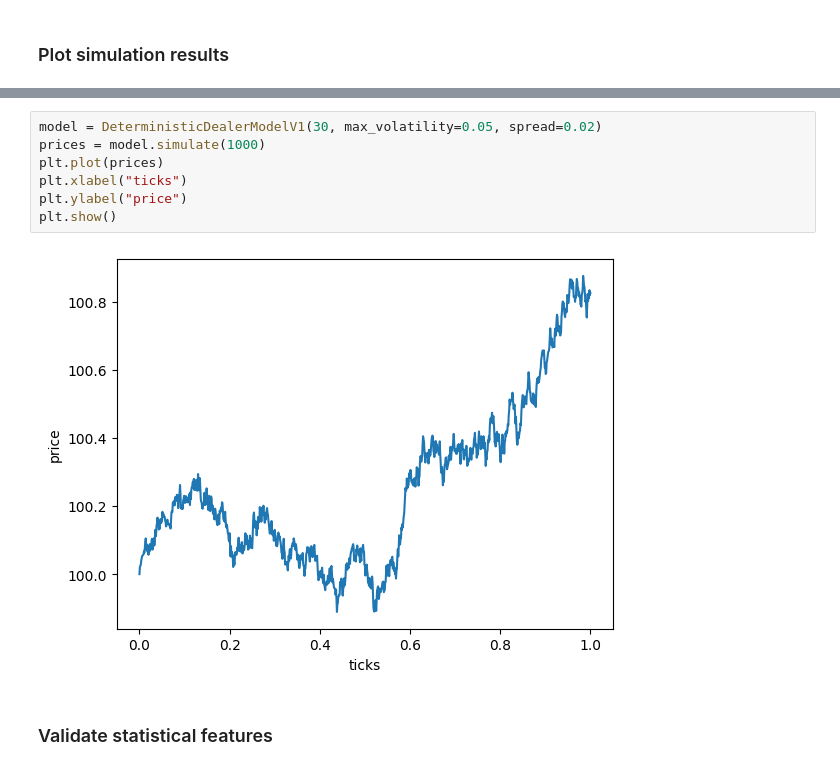
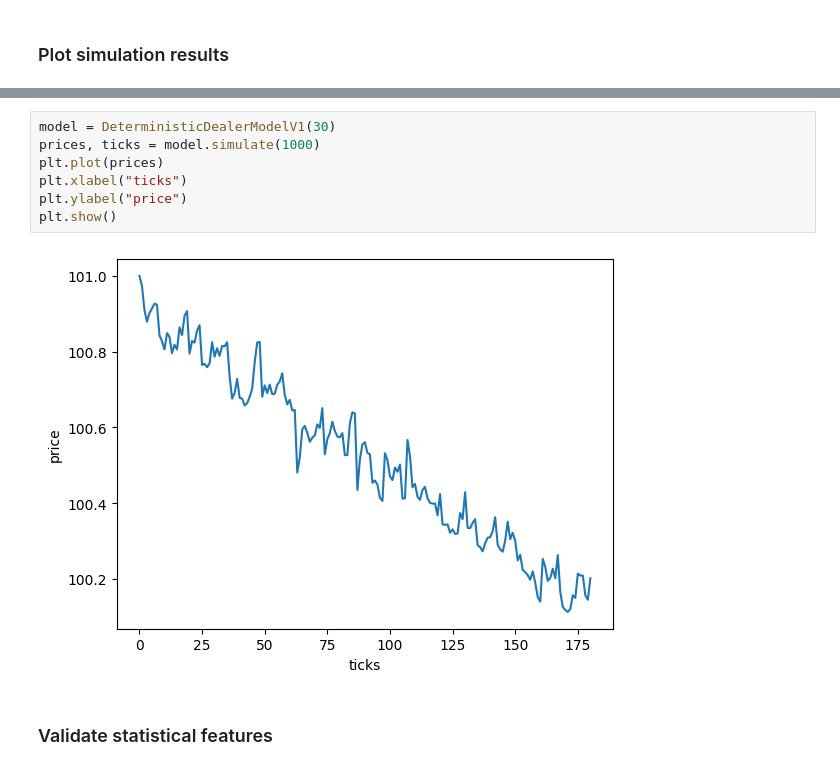
Before and after one commit to Naradice/stocknet_study, a Jupyter notebook: FeatureEngineering/AgentSimulation.ipynb, the cells around one changed output, grey strips where cells are left out. Cells and saved outputs as stored; diff of their text form.

```diff
--- a/FeatureEngineering/AgentSimulation.ipynb
+++ b/FeatureEngineering/AgentSimulation.ipynb
@@ -91,11 +118,11 @@ plt.show()
 # %%
-model = DeterministicDealerModelV1(30, max_volatility=0.05, spread=0.02)
-prices = model.simulate(1000)
+model = DeterministicDealerModelV1(30)
+prices, ticks = model.simulate(1000)
 plt.plot(prices)
 plt.xlabel("ticks")
 plt.ylabel("price")
 plt.show()
 # %% [output]
-[figure, old version]
+[figure, new version]
 # %% [markdown]
 ### Validate statistical features
```
Also changed, not shown: parts of 26 cells of this notebook.
